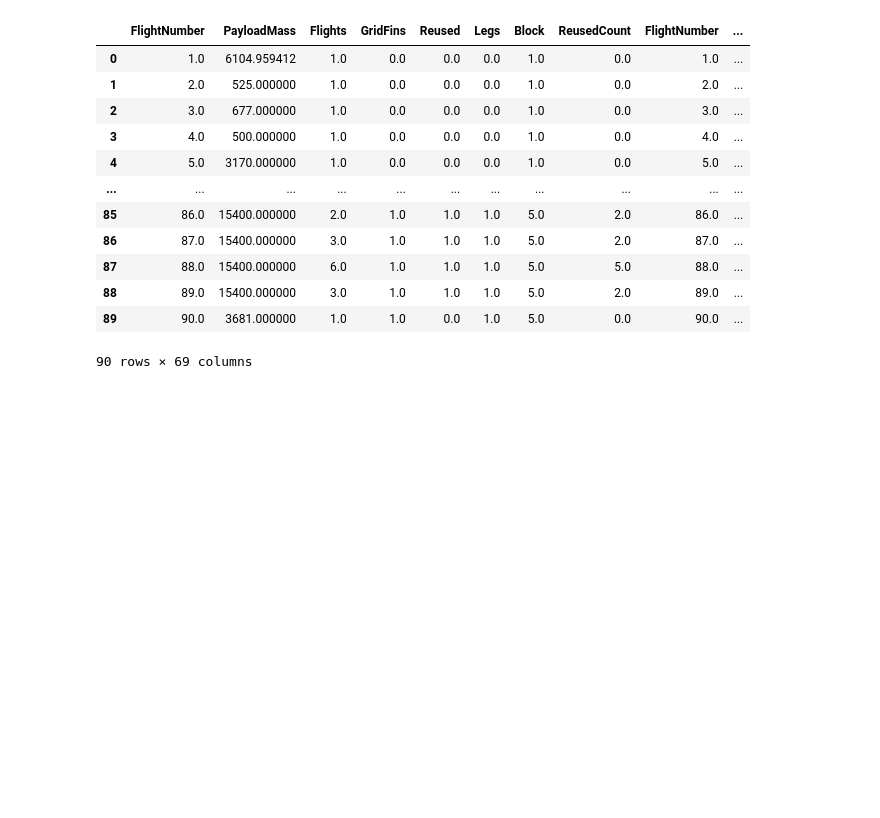
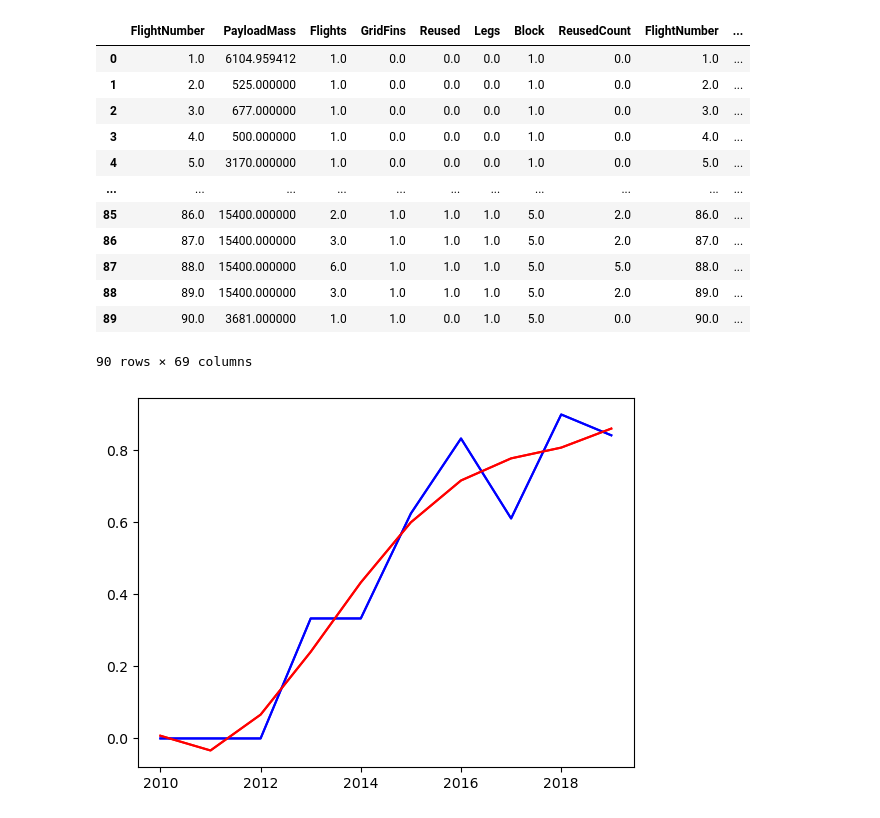
Before and after one commit to JuanMReyesT/data-science-course, a Jupyter notebook: code learning5.ipynb, the cells around one changed output. Saved outputs shown, nothing was run; the diff lists cells and outputs as text; code cells hidden in the pictures; blank space fills up the shorter version.

```diff
--- a/code learning5.ipynb
+++ b/code learning5.ipynb
@@ -190,3 +190,14 @@ features_one_hot.astype('float64')
 90 rows × 69 columns
 # %%
 features_one_hot.to_csv('dataset_part_3.csv', index=False)
+# %%
+idx = [i for i in range(2010,2020)]
+rnd=result2['Class'].values
+ser = pd.Series(rnd, idx)
+fit = np.polyfit(idx, rnd, 10)
+pf = np.poly1d(fit)
+
+plt.plot(idx, rnd, 'b', idx, pf(idx), 'r')
+plt.show()
+# %% [output]
+[figure, added]
```
Also changed, not shown: parts of 2 cells of this notebook.
